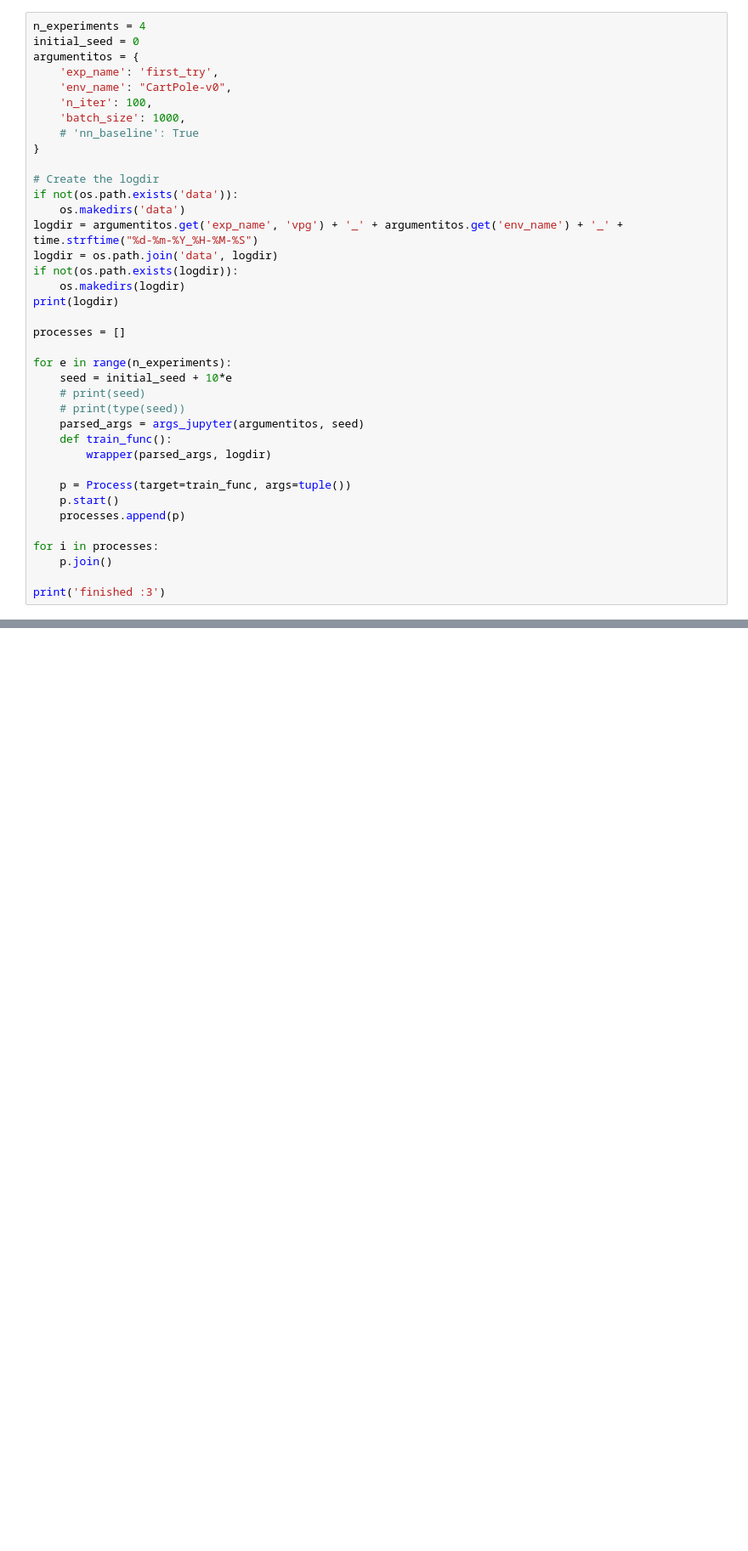
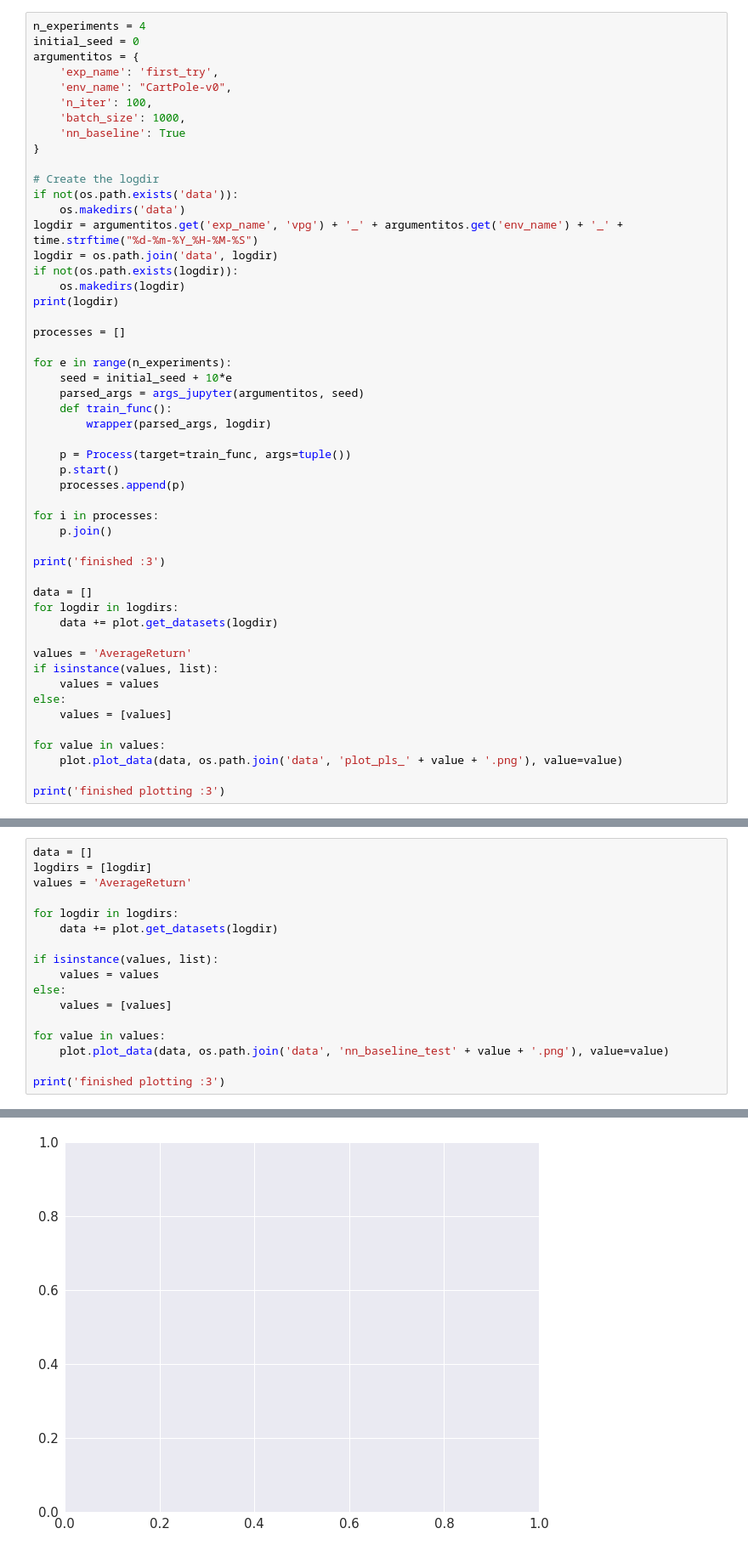
Before and after one commit to Raiszo/cs294, a Jupyter notebook: hw2/Policy Gradient.ipynb, the cells around one changed output, grey strips where cells are left out. Shown at 85% size. Cells and saved outputs as stored; diff of their text form; blank space fills up the shorter version.

Commit message:
:dagger: almost done, nn_baseline is still missing

```diff
--- a/hw2/Policy Gradient.ipynb
+++ b/hw2/Policy Gradient.ipynb
@@ -53,7 +57,7 @@ argumentitos = {
     'env_name': "CartPole-v0",
     'n_iter': 100,
     'batch_size': 1000,
-    # 'nn_baseline': True
+    'nn_baseline': True
 }
 
 # Create the logdir
@@ -69,8 +73,6 @@ processes = []
 
 for e in range(n_experiments):
     seed = initial_seed + 10*e
-    # print(seed)
-    # print(type(seed))
     parsed_args = args_jupyter(argumentitos, seed)
     def train_func():
         wrapper(parsed_args, logdir)
@@ -83,4 +85,19 @@ for i in processes:
     p.join()
 
 print('finished :3')
+
+data = []
+for logdir in logdirs:
+    data += plot.get_datasets(logdir)
+
+values = 'AverageReturn'
+if isinstance(values, list):
+    values = values
+else:
+    values = [values]
+
+for value in values:
+    plot.plot_data(data, os.path.join('data', 'plot_pls_' + value + '.png'), value=value)
+
+print('finished plotting :3')
 # %% [output]
@@ -133,0 +140,18 @@ display_frames_as_gif(frames)
+# %%
+data = []
+logdirs = [logdir]
+values = 'AverageReturn'
+
+for logdir in logdirs:
+    data += plot.get_datasets(logdir)
+
+if isinstance(values, list):
+    values = values
+else:
+    values = [values]
+
+for value in values:
+    plot.plot_data(data, os.path.join('data', 'nn_baseline_test' + value + '.png'), value=value)
+
+print('finished plotting :3')
+# %% [output]
@@ -133,0 +160 @@ display_frames_as_gif(frames)
+[figure, added]
```
Also changed, not shown: parts of 7 cells of this notebook, 3 other files.
